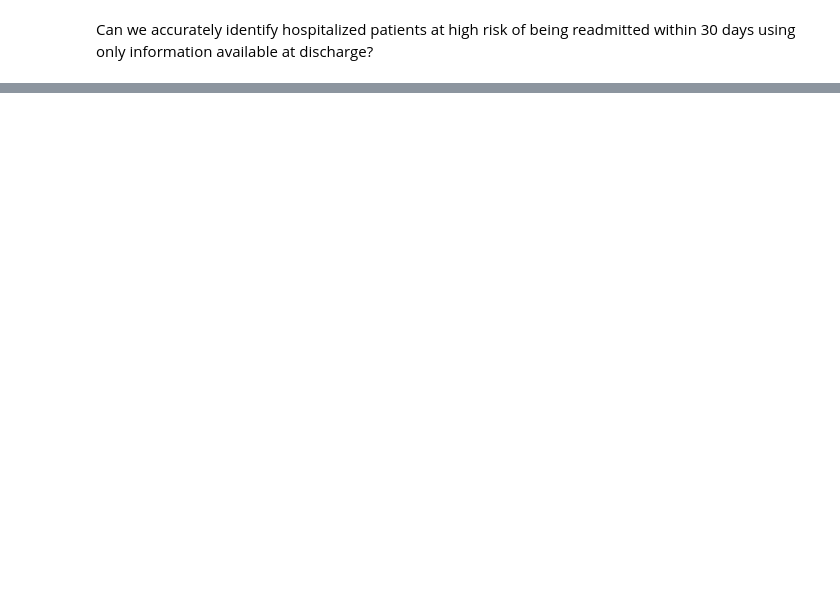
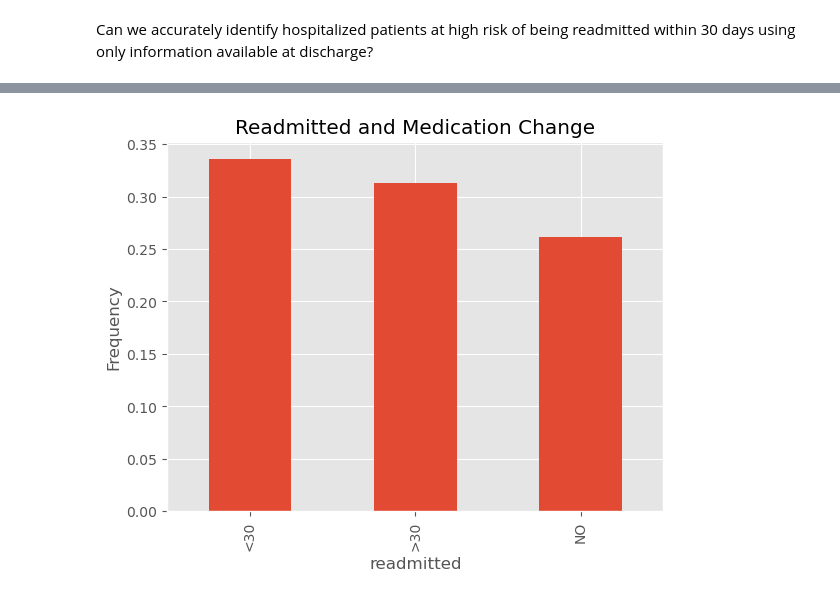
Before and after one commit to Javih10/clinical_prediction, a Jupyter notebook: notebooks/01_EDA.ipynb, the cells around one changed output, grey strips where cells are left out. Cells and saved outputs as stored; diff of their text form; code cells hidden in the pictures; blank space fills up the shorter version.

```diff
--- a/notebooks/01_EDA.ipynb
+++ b/notebooks/01_EDA.ipynb
@@ -325,0 +341,10 @@ df[['max_glu_serum','A1Cresult']]
+# %%
+df.groupby('readmitted')['num_medication_change']\
+    .mean()\
+        .plot(kind='bar')
+
+plt.ylabel('Frequency')
+plt.title('Readmitted and Medication Change')
+plt.show()
+# %% [output]
+[figure, added]
```
Also changed, not shown: parts of 10 cells of this notebook.
